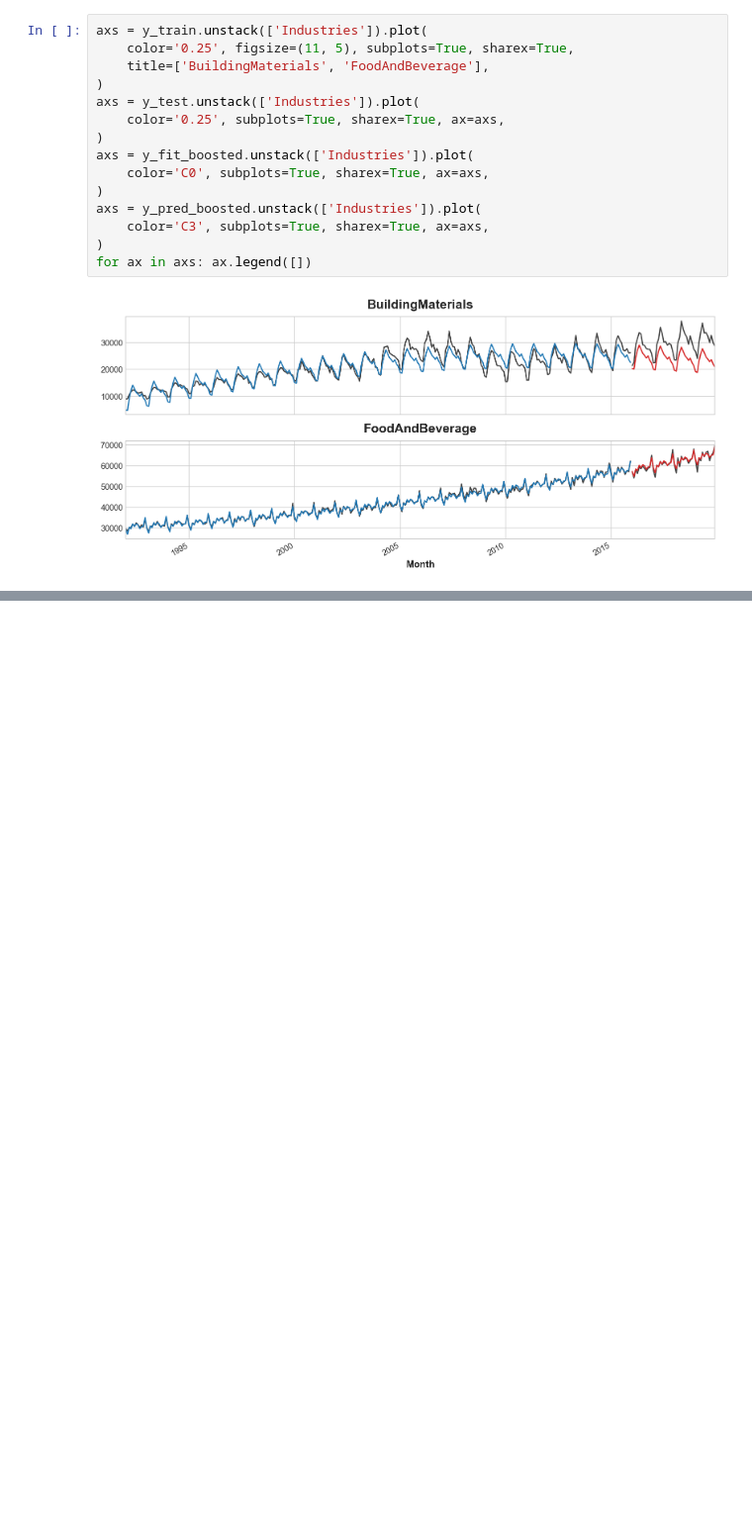
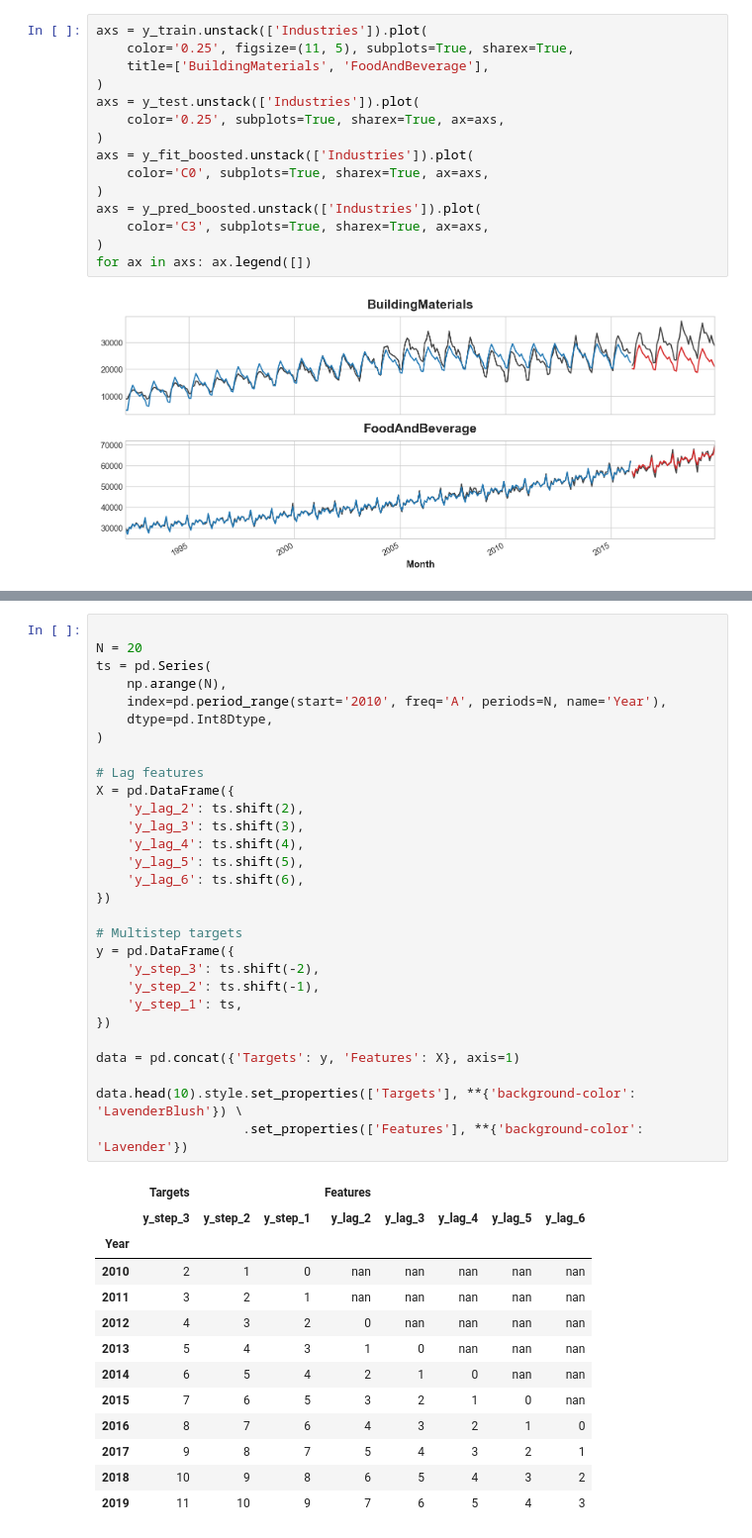
Before and after one commit to LuciaRavazzi/Kaggle, a Jupyter notebook: TimeSeries.ipynb, the cells around one changed output, grey strips where cells are left out. Shown at 99% size. Cells and saved outputs as stored; diff of their text form; blank space fills up the shorter version.

```diff
--- a/TimeSeries.ipynb
+++ b/TimeSeries.ipynb
@@ -567,0 +582,43 @@ for ax in axs: ax.legend([])
+# %%
+
+N = 20
+ts = pd.Series(
+    np.arange(N),
+    index=pd.period_range(start='2010', freq='A', periods=N, name='Year'),
+    dtype=pd.Int8Dtype,
+)
+
+# Lag features
+X = pd.DataFrame({
+    'y_lag_2': ts.shift(2),
+    'y_lag_3': ts.shift(3),
+    'y_lag_4': ts.shift(4),
+    'y_lag_5': ts.shift(5),
+    'y_lag_6': ts.shift(6),
+})
+
+# Multistep targets
+y = pd.DataFrame({
+    'y_step_3': ts.shift(-2),
+    'y_step_2': ts.shift(-1),
+    'y_step_1': ts,
+})
+
+data = pd.concat({'Targets': y, 'Features': X}, axis=1)
+
+data.head(10).style.set_properties(['Targets'], **{'background-color': 'LavenderBlush'}) \
+                   .set_properties(['Features'], **{'background-color': 'Lavender'})
+# %% [output]
+|  | Targets |  |  | Features |  |  |  |  |
+|  | y_step_3 | y_step_2 | y_step_1 | y_lag_2 | y_lag_3 | y_lag_4 | y_lag_5 | y_lag_6 |
+| Year |  |  |  |  |  |  |  |  |
+| 2010 | 2 | 1 | 0 | nan | nan | nan | nan | nan |
+| 2011 | 3 | 2 | 1 | nan | nan | nan | nan | nan |
+| 2012 | 4 | 3 | 2 | 0 | nan | nan | nan | nan |
+| 2013 | 5 | 4 | 3 | 1 | 0 | nan | nan | nan |
+| 2014 | 6 | 5 | 4 | 2 | 1 | 0 | nan | nan |
+| 2015 | 7 | 6 | 5 | 3 | 2 | 1 | 0 | nan |
+| 2016 | 8 | 7 | 6 | 4 | 3 | 2 | 1 | 0 |
+| 2017 | 9 | 8 | 7 | 5 | 4 | 3 | 2 | 1 |
+| 2018 | 10 | 9 | 8 | 6 | 5 | 4 | 3 | 2 |
+| 2019 | 11 | 10 | 9 | 7 | 6 | 5 | 4 | 3 |
```
Also changed, not shown: parts of 8 cells of this notebook, 3 other files.
